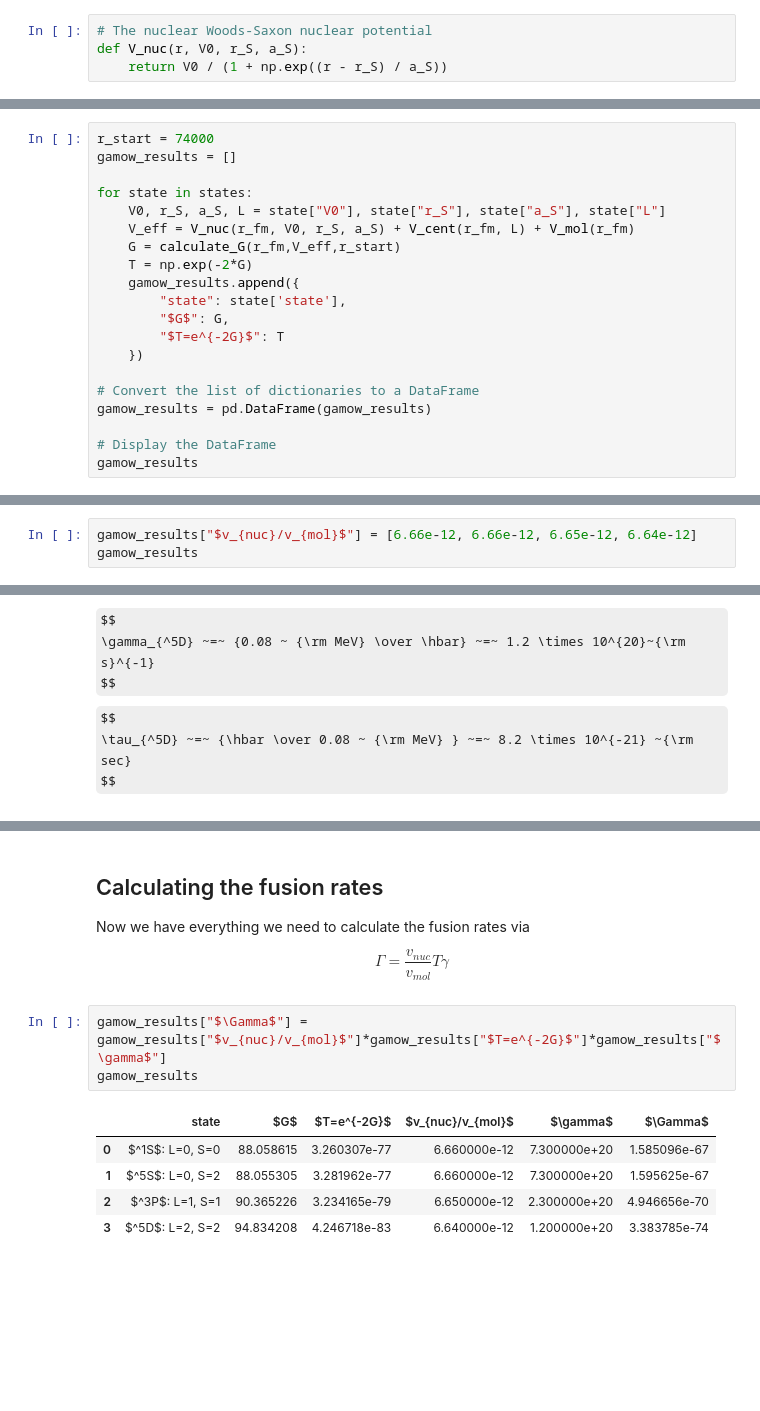
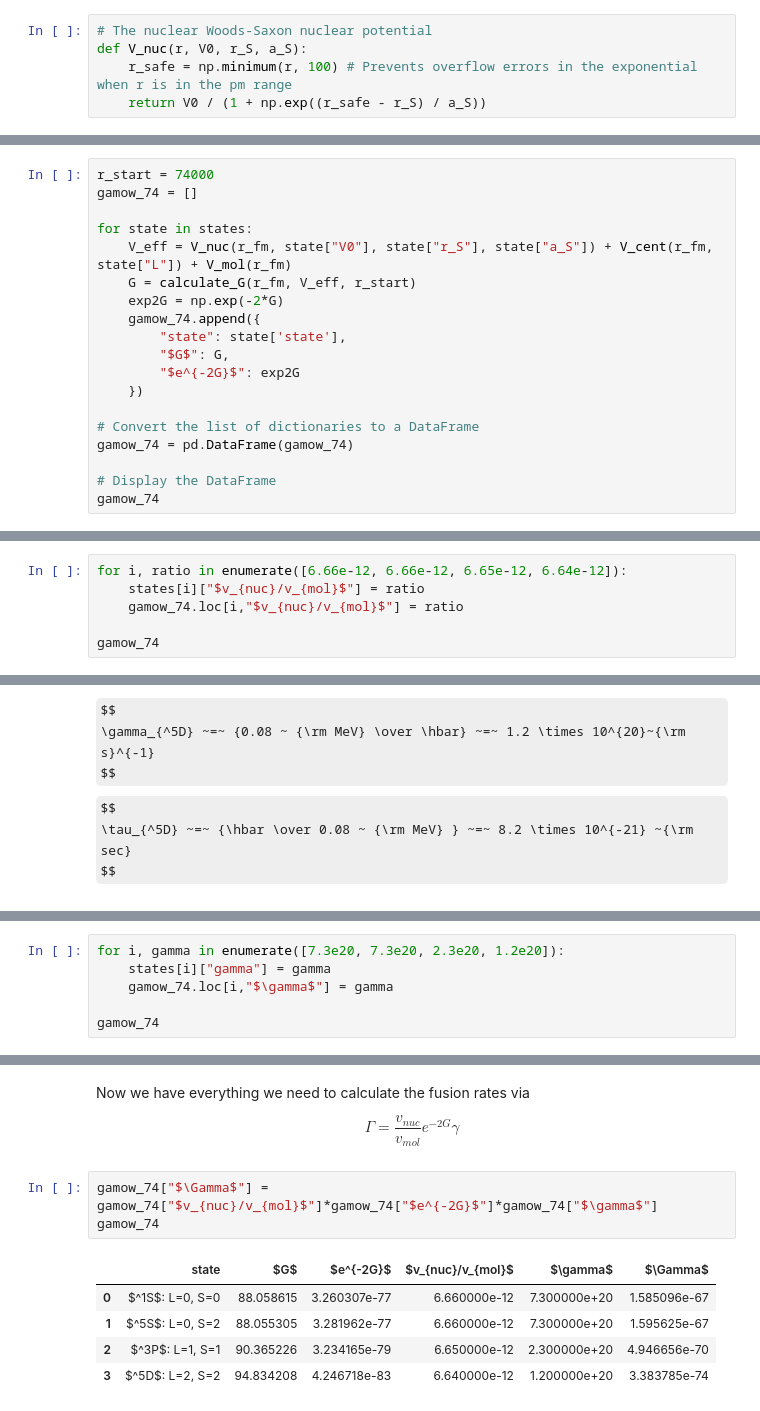
Before and after one commit to project-ida/nuclear-reactions, a Jupyter notebook: fusion-rates.ipynb, the cells around one changed output, grey strips where cells are left out. Saved outputs shown, nothing was run; the diff lists cells and outputs as text; some formulas as TeX source; blank space fills up the shorter version.

```diff
--- a/fusion-rates.ipynb
+++ b/fusion-rates.ipynb
@@ -88,7 +90,8 @@ $$V_{\rm nuc}^{S,L}(r) ~=~ {V_0 \over 1 + e^{(r - r_S) / a_S}}$$
 # %%
 # The nuclear Woods-Saxon nuclear potential
 def V_nuc(r, V0, r_S, a_S):
-    return V0 / (1 + np.exp((r - r_S) / a_S))
+    r_safe = np.minimum(r, 100) # Prevents overflow errors in the exponential when r is in the pm range
+    return V0 / (1 + np.exp((r_safe - r_S) / a_S))
 # %% [markdown]
 The parameters depend on the total spin ($S$) and orbital ($L$) angular momenta of the nuclei as seen below and can be found in [Tomusiak et.al](http://dx.doi.org/10.1103/physrevc.52.1963).
 
@@ -319,21 +376,20 @@ Now, we're ready to calculate the tunneling probabilities for the different $\rm
 # %%
 r_start = 74000
-gamow_results = []
+gamow_74 = []
 
 for state in states:
-    V0, r_S, a_S, L = state["V0"], state["r_S"], state["a_S"], state["L"]
-    V_eff = V_nuc(r_fm, V0, r_S, a_S) + V_cent(r_fm, L) + V_mol(r_fm)
-    G = calculate_G(r_fm,V_eff,r_start)
-    T = np.exp(-2*G)
-    gamow_results.append({
+    V_eff = V_nuc(r_fm, state["V0"], state["r_S"], state["a_S"]) + V_cent(r_fm, state["L"]) + V_mol(r_fm)
+    G = calculate_G(r_fm, V_eff, r_start)
+    exp2G = np.exp(-2*G)
+    gamow_74.append({
         "state": state['state'],
         "$G$": G,
-        "$T=e^{-2G}$": T
+        "$e^{-2G}$": exp2G
     })
 
 # Convert the list of dictionaries to a DataFrame
-gamow_results = pd.DataFrame(gamow_results)
+gamow_74 = pd.DataFrame(gamow_74)
 
 # Display the DataFrame
-gamow_results
+gamow_74
 # %% [output]
@@ -381,6 +437,9 @@ Finally, the volume ratios of the nuclear volume to the molecular volume for the
 - P: $ \frac{v_{nuc}}{v_{mol}} = 6.65 \times 10^{-12} $
 - D: $ \frac{v_{nuc}}{v_{mol}} = 6.64 \times 10^{-12} $
 # %%
-gamow_results["$v_{nuc}/v_{mol}$"] = [6.66e-12, 6.66e-12, 6.65e-12, 6.64e-12]
-gamow_results
+for i, ratio in enumerate([6.66e-12, 6.66e-12, 6.65e-12, 6.64e-12]):
+    states[i]["$v_{nuc}/v_{mol}$"] = ratio
+    gamow_74.loc[i,"$v_{nuc}/v_{mol}$"] = ratio
+
+gamow_74
 # %% [output]
@@ -465,0 +516,6 @@ gamow_results
+# %%
+for i, gamma in enumerate([7.3e20, 7.3e20, 2.3e20, 1.2e20]):
+    states[i]["gamma"] = gamma
+    gamow_74.loc[i,"$\gamma$"] = gamma
+
+gamow_74
@@ -466,14 +530,12 @@ gamow_results
 # %% [markdown]
-## Calculating the fusion rates
-
 Now we have everything we need to calculate the fusion rates via
 
-$$\Gamma = \frac{v_{nuc}}{v_{mol}}T\gamma$$
+$$\Gamma = \frac{v_{nuc}}{v_{mol}}e^{-2G}\gamma$$
 # %%
-gamow_results["$\Gamma$"] = gamow_results["$v_{nuc}/v_{mol}$"]*gamow_results["$T=e^{-2G}$"]*gamow_results["$\gamma$"]
-gamow_results
+gamow_74["$\Gamma$"] = gamow_74["$v_{nuc}/v_{mol}$"]*gamow_74["$e^{-2G}$"]*gamow_74["$\gamma$"]
+gamow_74
 # %% [output]
-|  | state | $G$ | $T=e^{-2G}$ | $v_{nuc}/v_{mol}$ | $\gamma$ | $\Gamma$ |
+|  | state | $G$ | $e^{-2G}$ | $v_{nuc}/v_{mol}$ | $\gamma$ | $\Gamma$ |
 | 0 | $^1S$: L=0, S=0 | 88.058615 | 3.260307e-77 | 6.660000e-12 | 7.300000e+20 | 1.585096e-67 |
 | 1 | $^5S$: L=0, S=2 | 88.055305 | 3.281962e-77 | 6.660000e-12 | 7.300000e+20 | 1.595625e-67 |
 | 2 | $^3P$: L=1, S=1 | 90.365226 | 3.234165e-79 | 6.650000e-12 | 2.300000e+20 | 4.946656e-70 |
```
Also changed, not shown: parts of 52 cells of this notebook, 1 other file.
